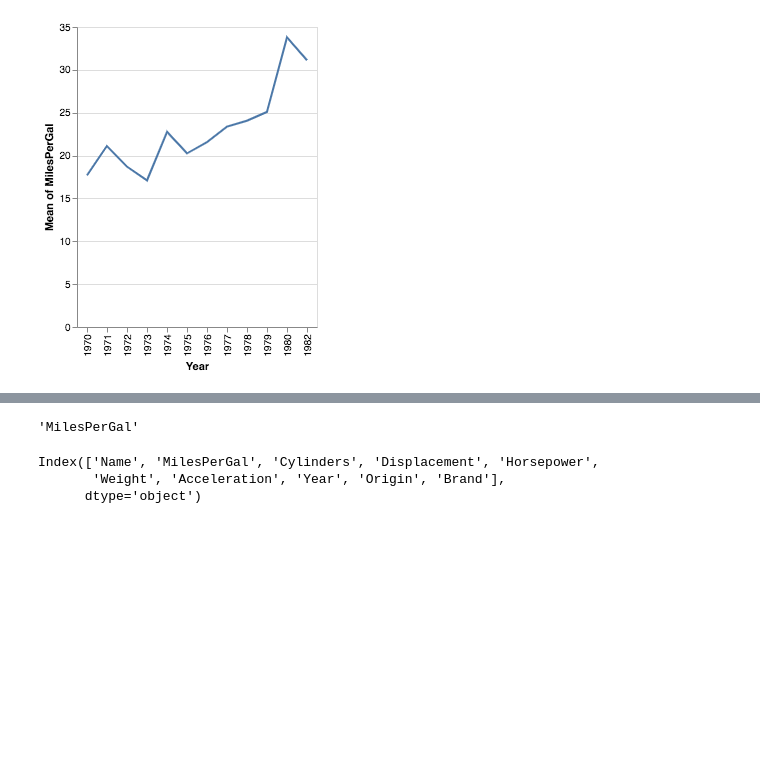
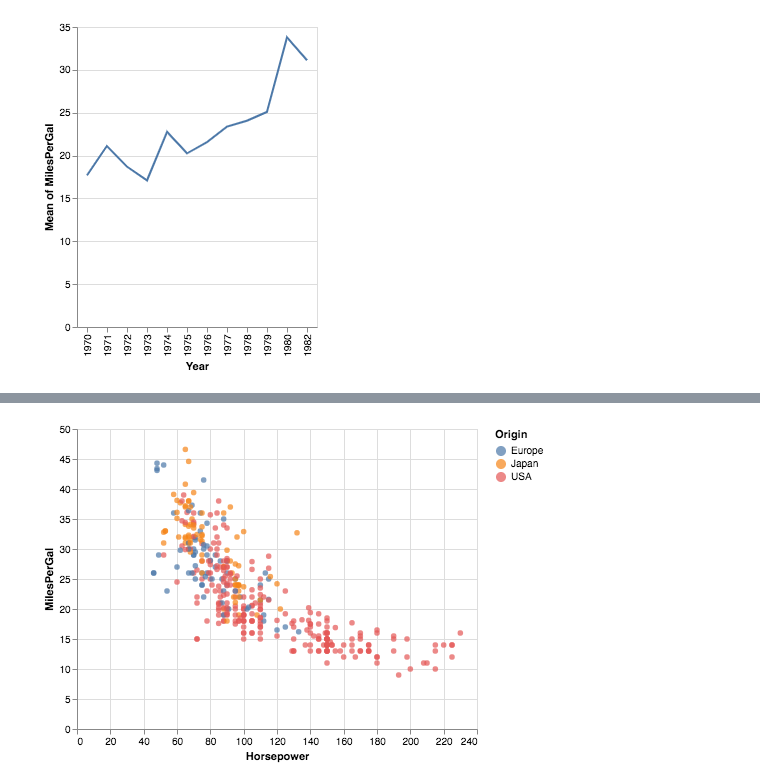
Before and after one commit to dorisjlee/datasci-api, a Jupyter notebook: ipynb/demo/Display (Single Specified Viz) Demo.ipynb, the cells around one changed output, grey strips where cells are left out. Saved outputs shown, nothing was run; the diff lists cells and outputs as text; code cells hidden in the pictures; blank space fills up the shorter version.

```diff
--- a/ipynb/demo/Display (Single Specified Viz) Demo.ipynb
+++ b/ipynb/demo/Display (Single Specified Viz) Demo.ipynb
@@ -51,5 +60 @@ here2
 [figure]
-# %%
-dobj.spec[0].columnName
-# %% [output]
-'MilesPerGal'
@@ -58,6 +61,6 @@ dobj.spec = list(filter(lambda x: x.columnName!="Origin",dobj.spec))
-# %%
-dataset.df.columns
-# %% [output]
-Index(['Name', 'MilesPerGal', 'Cylinders', 'Displacement', 'Horsepower',
-       'Weight', 'Acceleration', 'Year', 'Origin', 'Brand'],
-      dtype='object')
+# %%
+# Test Example Color Scatterplot
+dobj = DataObj(dataset,[Column("Horsepower"),Column("MilesPerGal"),Column("Origin")])
+dobj.display()
+# %% [output]
+[figure, added]
```
Also changed, not shown: parts of 7 cells of this notebook, 4 other files.
